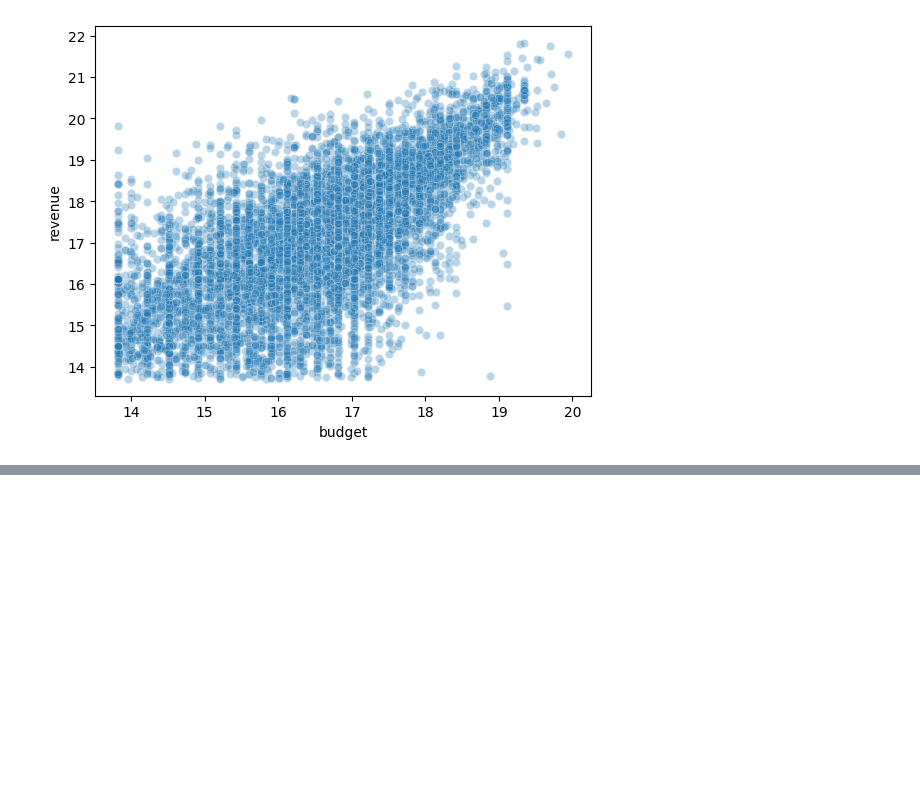
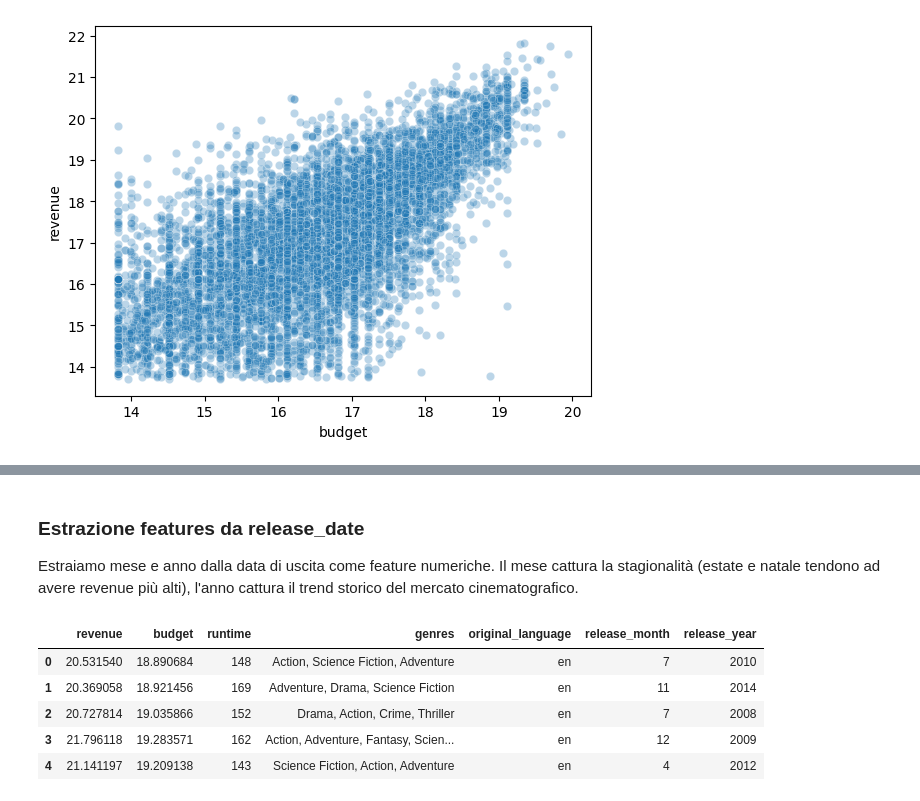
Before and after one commit to StefanoMulas03/Predittore-Incassi-Film, a Jupyter notebook: notebook.ipynb, the cells around one changed output, grey strips where cells are left out. Cells and saved outputs as stored; diff of their text form; code cells hidden in the pictures; blank space fills up the shorter version.

```diff
--- a/notebook.ipynb
+++ b/notebook.ipynb
@@ -342,0 +350,16 @@ plt.show()
+# %% [markdown]
+### Estrazione features da release_date
+Estraiamo mese e anno dalla data di uscita come feature numeriche. Il mese cattura la stagionalità (estate e natale tendono ad avere revenue più alti), l'anno cattura il trend storico del mercato cinematografico.
+# %%
+df["release_date"] = pd.to_datetime(df["release_date"])
+df["release_month"] = df["release_date"].dt.month
+df["release_year"] = df["release_date"].dt.year
+df = df.drop(columns=["release_date"])
+df.head()
+# %% [output]
+|  | revenue | budget | runtime | genres | original_language | release_month | release_year |
+| 0 | 20.531540 | 18.890684 | 148 | Action, Science Fiction, Adventure | en | 7 | 2010 |
+| 1 | 20.369058 | 18.921456 | 169 | Adventure, Drama, Science Fiction | en | 11 | 2014 |
+| 2 | 20.727814 | 19.035866 | 152 | Drama, Action, Crime, Thriller | en | 7 | 2008 |
+| 3 | 21.796118 | 19.283571 | 162 | Action, Adventure, Fantasy, Scien... | en | 12 | 2009 |
+| 4 | 21.141197 | 19.209138 | 143 | Science Fiction, Action, Adventure | en | 4 | 2012 |
```
Also changed, not shown: parts of 7 cells of this notebook.
